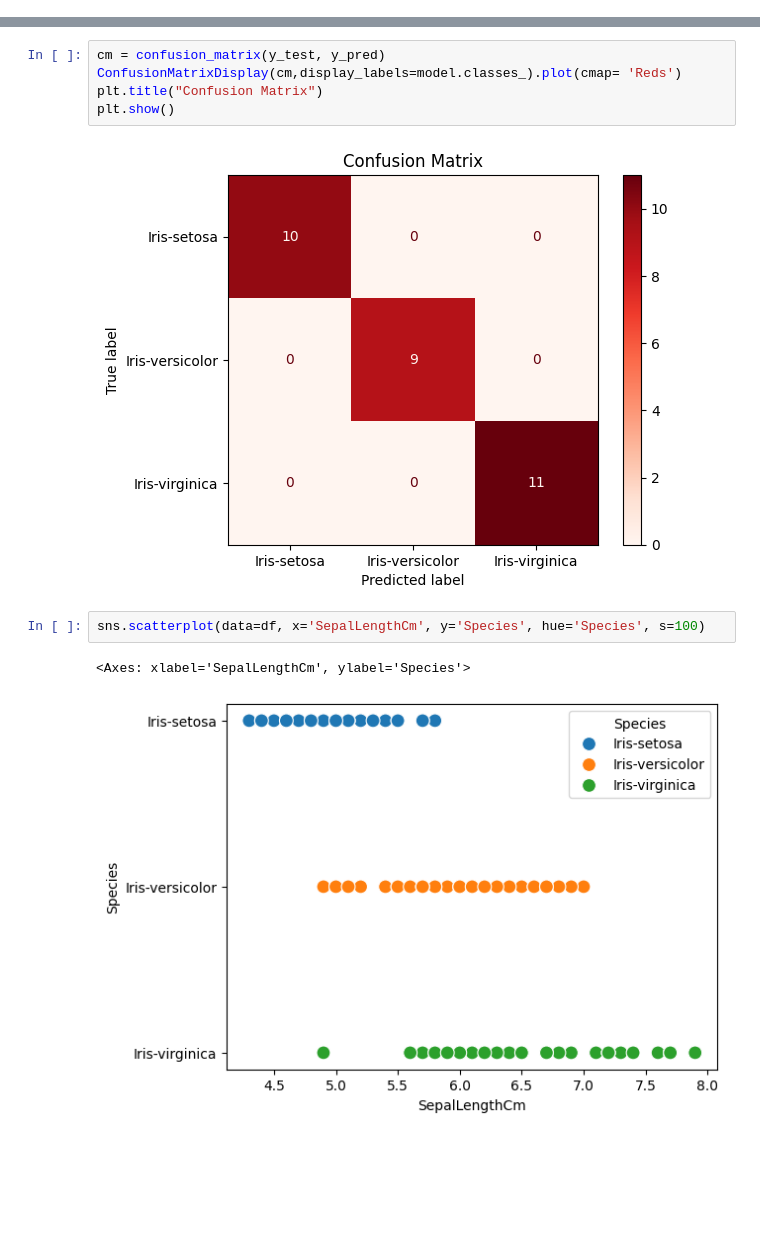
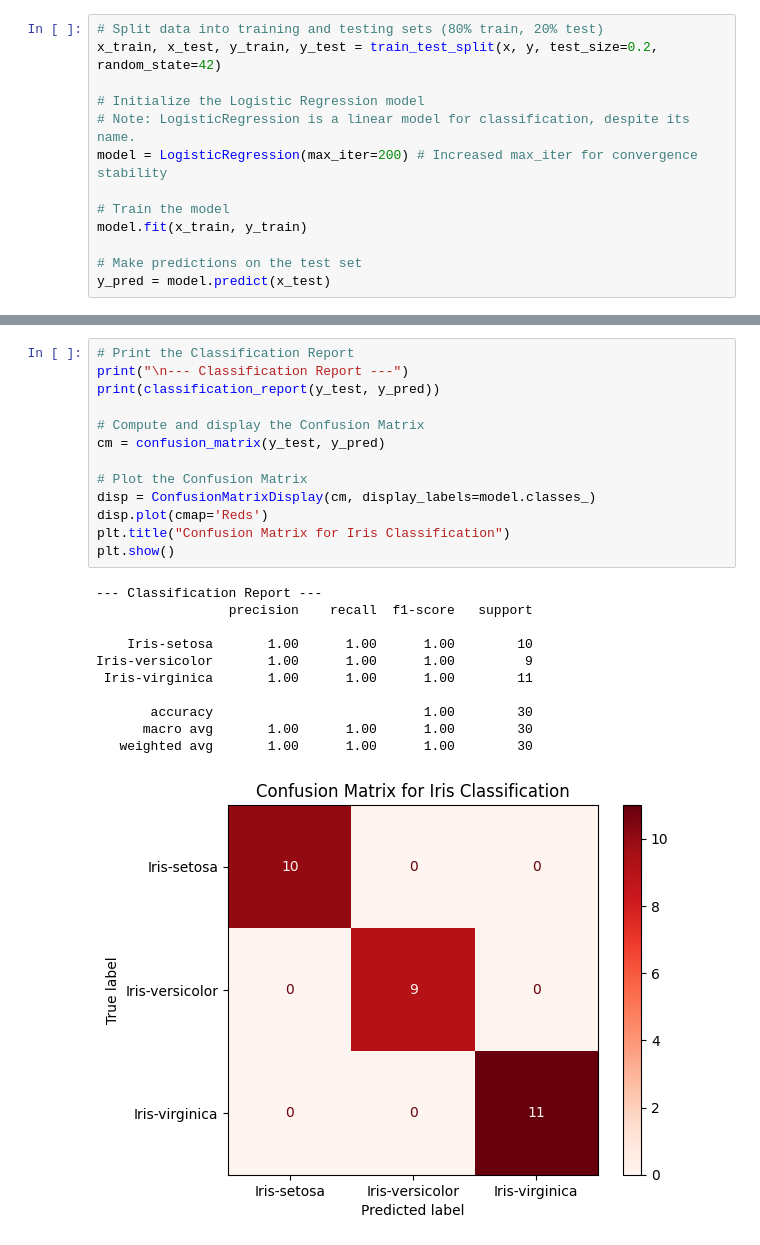
Before and after one commit to Zainaazar/Algorithms, a Jupyter notebook: Iris_LogisticRegression.ipynb, the cells around one changed output, grey strips where cells are left out. Drawn from its saved outputs; the diff is of its cells as text; blank space fills up the shorter version.

```diff
--- a/Iris_LogisticRegression.ipynb
+++ b/Iris_LogisticRegression.ipynb
@@ -64,0 +60,13 @@ Iris-versicolor       1.00      1.00      1.00         9
+# %%
+# Split data into training and testing sets (80% train, 20% test)
+x_train, x_test, y_train, y_test = train_test_split(x, y, test_size=0.2, random_state=42)
+
+# Initialize the Logistic Regression model
+# Note: LogisticRegression is a linear model for classification, despite its name.
+model = LogisticRegression(max_iter=200) # Increased max_iter for convergence stability
+
+# Train the model
+model.fit(x_train, y_train)
+
+# Make predictions on the test set
+y_pred = model.predict(x_test)
@@ -65,12 +84,25 @@ Iris-versicolor       1.00      1.00      1.00         9
 # %%
+# Print the Classification Report
+print("\n--- Classification Report ---")
+print(classification_report(y_test, y_pred))
+
+# Compute and display the Confusion Matrix
 cm = confusion_matrix(y_test, y_pred)
-ConfusionMatrixDisplay(cm,display_labels=model.classes_).plot(cmap= 'Reds')
-plt.title("Confusion Matrix")
+
+# Plot the Confusion Matrix
+disp = ConfusionMatrixDisplay(cm, display_labels=model.classes_)
+disp.plot(cmap='Reds')
+plt.title("Confusion Matrix for Iris Classification")
 plt.show()
 # %% [output]
+--- Classification Report ---
+                 precision    recall  f1-score   support
+
+    Iris-setosa       1.00      1.00      1.00        10
+Iris-versicolor       1.00      1.00      1.00         9
+ Iris-virginica       1.00      1.00      1.00        11
+
+       accuracy                           1.00        30
+      macro avg       1.00      1.00      1.00        30
+   weighted avg       1.00      1.00      1.00        30
-[figure, old version]
+[figure, new version]
-# %%
-sns.scatterplot(data=df, x='SepalLengthCm', y='Species', hue='Species', s=100)
-# %% [output]
-<Axes: xlabel='SepalLengthCm', ylabel='Species'>
-[figure, removed]
```
Also changed, not shown: parts of 19 cells of this notebook.
